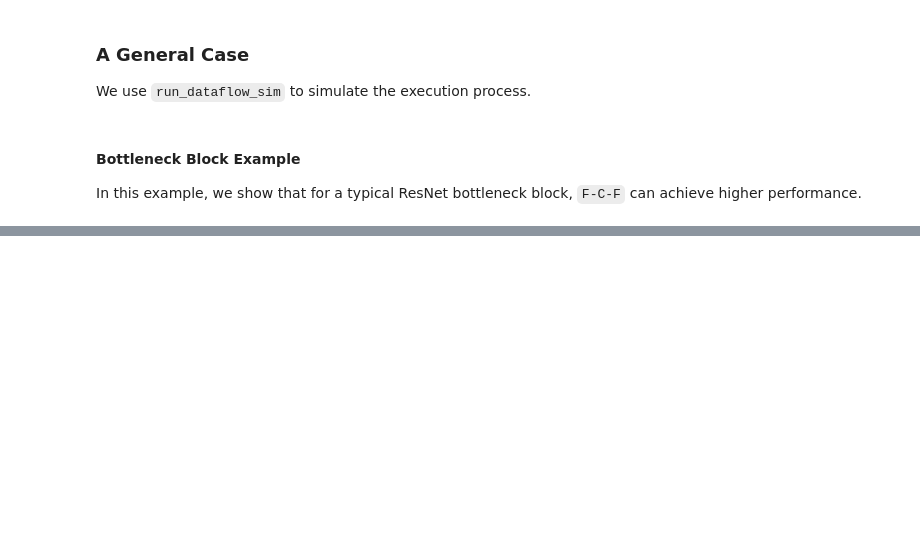
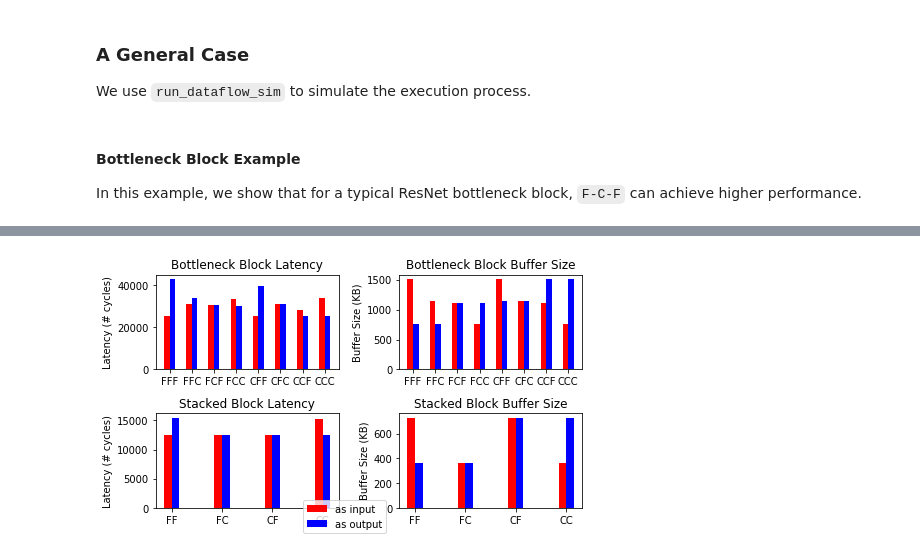
Before and after one commit to kumasento/deacon, a Jupyter notebook: experimental/notebooks/layer_fusion.ipynb, the cells around one changed output, grey strips where cells are left out. Cells and saved outputs as stored; diff of their text form; code cells hidden in the pictures; blank space fills up the shorter version.

```diff
--- a/experimental/notebooks/layer_fusion.ipynb
+++ b/experimental/notebooks/layer_fusion.ipynb
@@ -385,0 +385,3 @@ CCC 1.513000e+03      25089 [48634, 73723]
+# %%
+btnk_df = df
+df
@@ -464,0 +489,3 @@ fig.savefig('')
+# %%
+stck_df = df
+df
@@ -464,0 +502,32 @@ fig.savefig('')
+# %%
+fig, ax = plt.subplots(nrows=2, ncols=2, figsize=(7, 4))
+names = ['Bottleneck', 'Stacked']
+colors = 'rb'
+widths = [0.25, 0.15]
+
+for idx, df in enumerate([btnk_df, stck_df]):
+    inp_plot_df = df[df['IsBufInput'] == True]
+    out_plot_df = df[df['IsBufInput'] == False]
+
+    ind = np.arange(len(inp_plot_df.index))
+    width = widths[idx]
+
+    ax[idx, 0].bar(ind, inp_plot_df['Throughput'].tolist(), width, label='as input', color=colors[0])
+    ax[idx, 0].bar(ind + width, out_plot_df['Throughput'].tolist(), width, label='as output', color=colors[1])
+    ax[idx, 0].set_ylabel('Latency (# cycles)')
+    ax[idx, 0].set_xticks(ind + width / 2)
+    ax[idx, 0].set_xticklabels(inp_plot_df['SEQ'].tolist())
+    ax[idx, 0].set_title('%s Block Latency' % names[idx])
+
+    ax[idx, 1].bar(ind, inp_plot_df['BufferSize'].tolist(), width, label='as input', color=colors[0])
+    ax[idx, 1].bar(ind + width, out_plot_df['BufferSize'].tolist(), width, label='as output', color=colors[1])
+    ax[idx, 1].set_ylabel('Buffer Size (KB)')
+    ax[idx, 1].set_xticks(ind + width / 2)
+    ax[idx, 1].set_xticklabels(inp_plot_df['SEQ'].tolist())
+    ax[idx, 1].set_title('%s Block Buffer Size' % names[idx])
+
+plt.figlegend(['as input', 'as output'], loc='lower center')
+fig.tight_layout()
+fig.savefig('fusion_pipeline.pdf')
+# %% [output]
+[figure, added]
```
Also changed, not shown: parts of 7 cells of this notebook, 28 other files.
